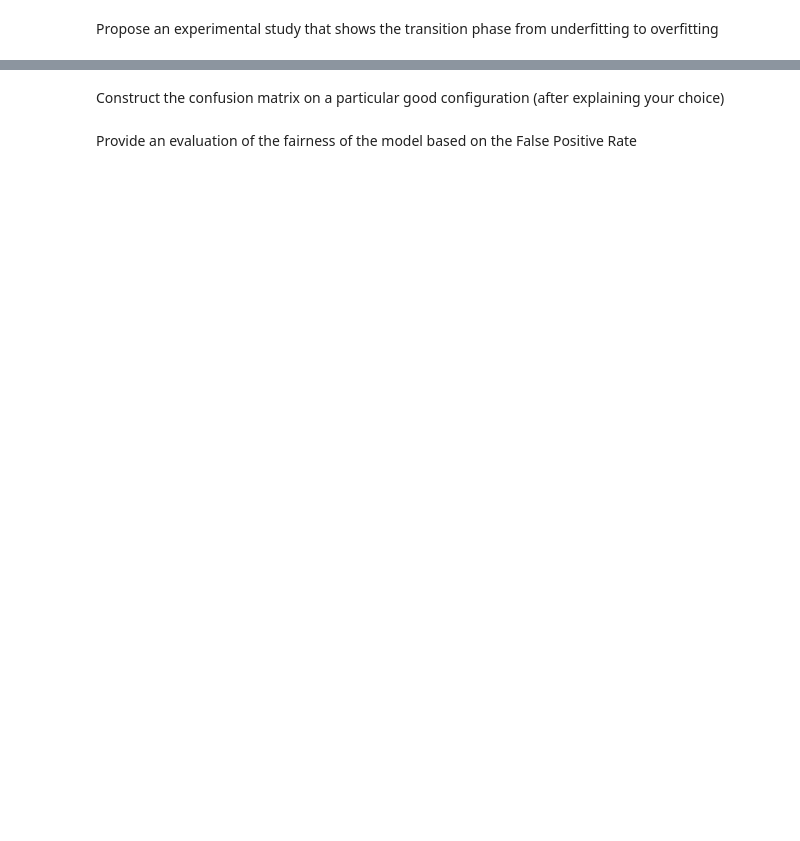
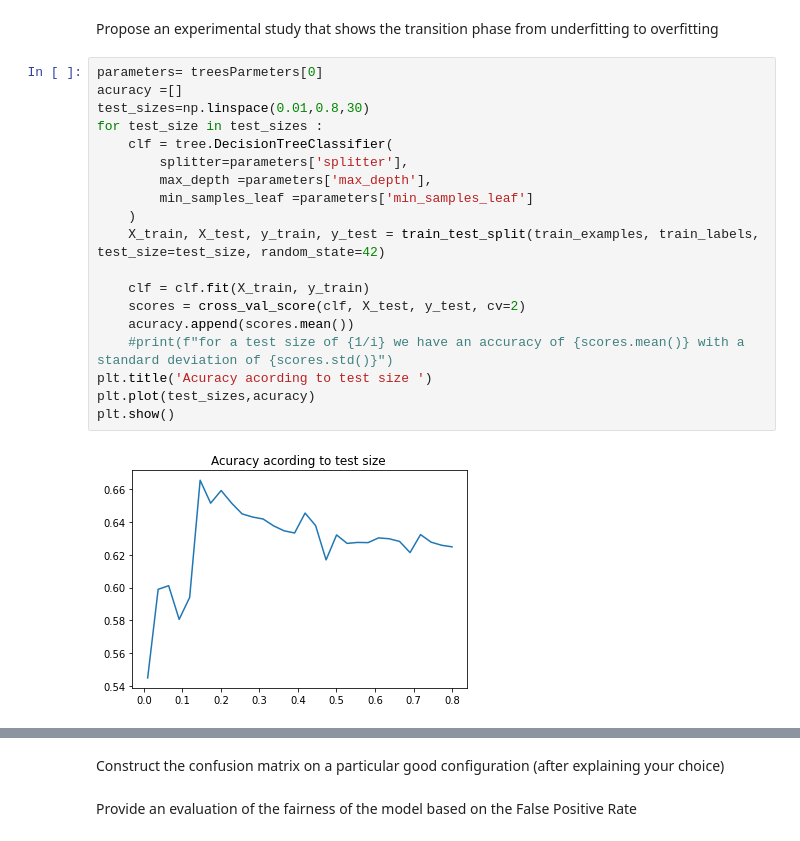
Before and after one commit to Vatosoa285/TP_ML, a Jupyter notebook: lab_1/renduLab1.ipynb, the cells around one changed output, grey strips where cells are left out. Saved outputs shown, nothing was run; the diff lists cells and outputs as text; blank space fills up the shorter version.

```diff
--- a/lab_1/renduLab1.ipynb
+++ b/lab_1/renduLab1.ipynb
@@ -120,2 +117,23 @@ for i in range (nbTree) :
 # %% [markdown]
 Propose an experimental study that shows the transition phase from underfitting to overfitting
+# %%
+parameters= treesParmeters[0]
+acuracy =[]
+test_sizes=np.linspace(0.01,0.8,30)
+for test_size in test_sizes :
+    clf = tree.DecisionTreeClassifier(
+        splitter=parameters['splitter'],
+        max_depth =parameters['max_depth'],
+        min_samples_leaf =parameters['min_samples_leaf']
+    )
+    X_train, X_test, y_train, y_test = train_test_split(train_examples, train_labels, test_size=test_size, random_state=42)
+
+    clf = clf.fit(X_train, y_train)
+    scores = cross_val_score(clf, X_test, y_test, cv=2)
+    acuracy.append(scores.mean())
+    #print(f"for a test size of {1/i} we have an accuracy of {scores.mean()} with a standard deviation of {scores.std()}")
+plt.title('Acuracy acording to test size ')
+plt.plot(test_sizes,acuracy)
+plt.show()
+# %% [output]
+[figure, added]
```
Also changed, not shown: parts of 4 cells of this notebook, 3 other files.
